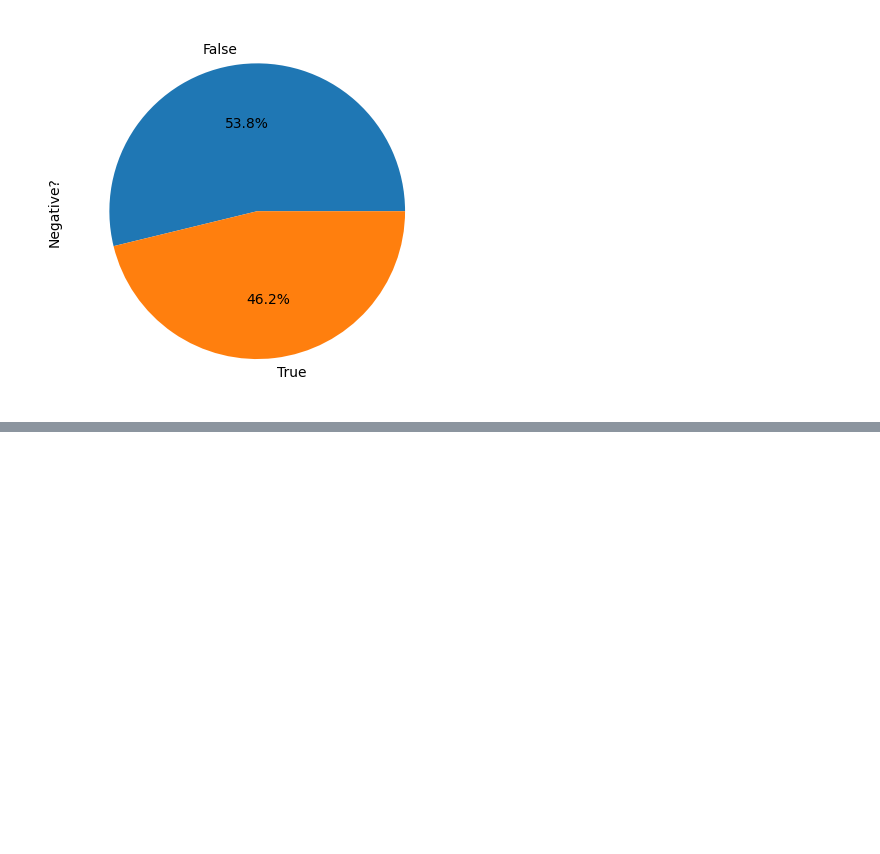
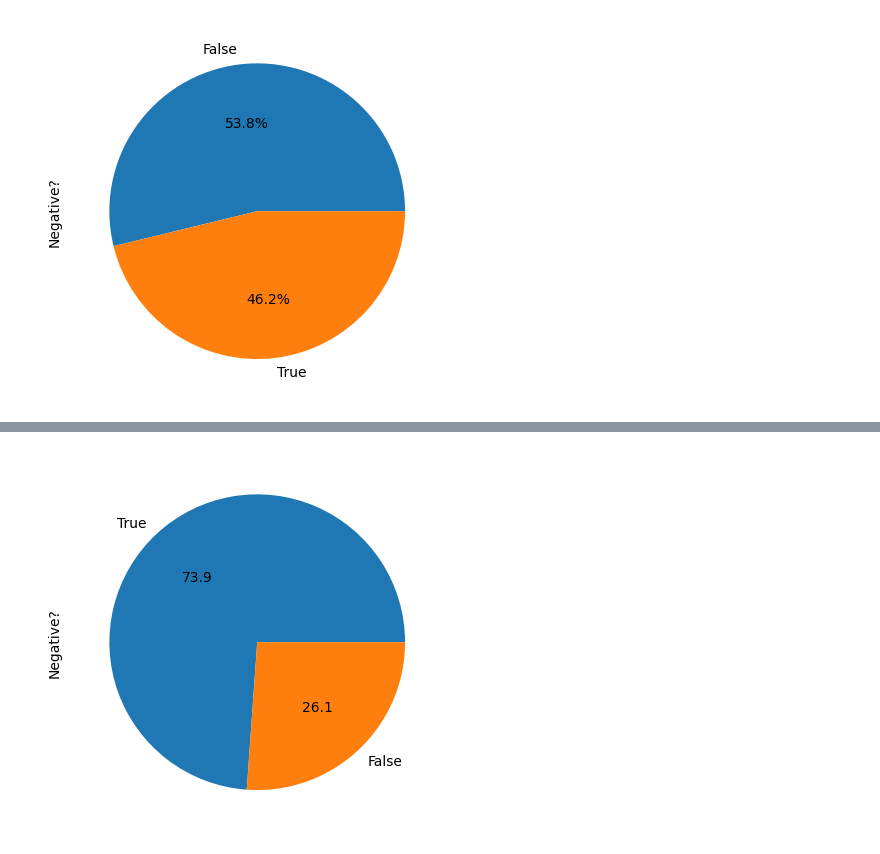
Before and after one commit to Riadrekab/Youtube-Negative-Comments-Detection, a Jupyter notebook: Cleaner-Analyser.ipynb, the cells around one changed output, grey strips where cells are left out. Cells and saved outputs as stored; diff of their text form; code cells hidden in the pictures; blank space fills up the shorter version.

```diff
--- a/Cleaner-Analyser.ipynb
+++ b/Cleaner-Analyser.ipynb
@@ -90,0 +158,9 @@ plt.show()
+# %%
+
+
+df = pd.read_csv("processedNeutral.csv")
+df = df.transpose()
+df = df.reset_index()
+df.columns = (['Text'])
+df['Negative?'] = False
+df
@@ -90,0 +181,10 @@ plt.show()
+# %%
+
+df2 = pd.read_csv("processedPositive.csv")
+df2 = df2.transpose()
+df2 = df2.reset_index()
+df2.columns = (['Text'])
+df2['Negative?'] = False
+# %%
+temporarydf = pd.concat([df,df2])
+temporarydf
@@ -90,0 +205,3 @@ plt.show()
+# %%
+dfTemp = pd.concat([temporarydf,dfTotal])
+dfTemp
@@ -90,0 +222,5 @@ plt.show()
+# %%
+dfTemp['Negative?'].value_counts().plot(kind='pie',autopct='%.1f')
+plt.show()
+# %% [output]
+[figure, added]
```
Also changed, not shown: parts of 16 cells of this notebook, 4 other files.
